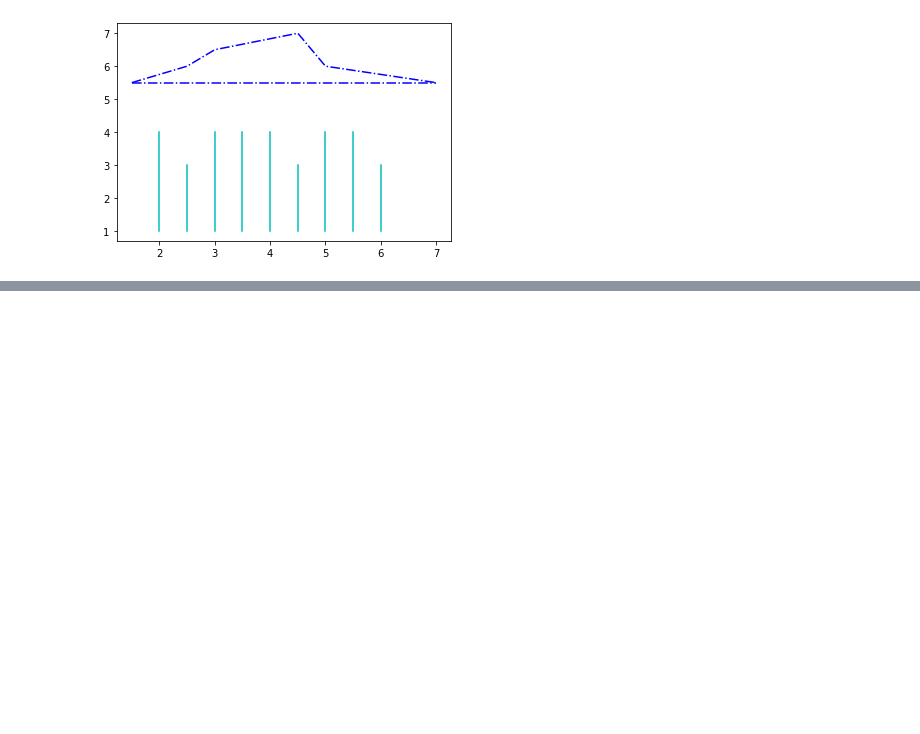
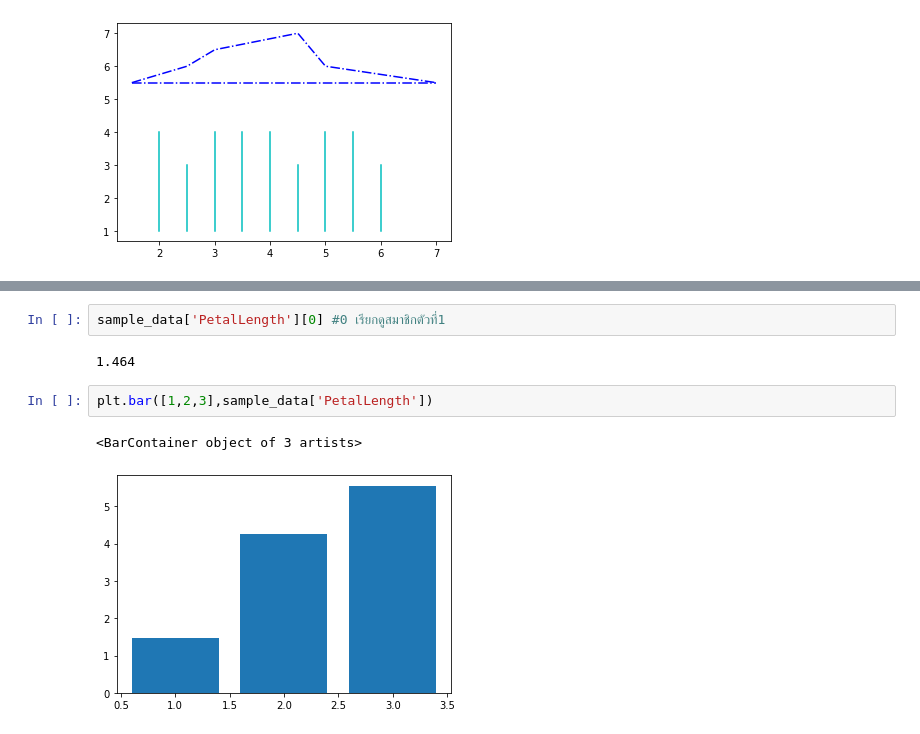
Before and after one commit to suphalaksana/data_viz_2022, a Jupyter notebook: DataViz04_Data_Comparison.ipynb, the cells around one changed output, grey strips where cells are left out. Saved outputs shown, nothing was run; the diff lists cells and outputs as text; blank space fills up the shorter version.

```diff
--- a/DataViz04_Data_Comparison.ipynb
+++ b/DataViz04_Data_Comparison.ipynb
@@ -176,0 +197,9 @@ plt.plot([1.5,2.5,3,4.5,5,7],[5.5,6,6.5,7,6,5.5],'b-.')
+# %%
+sample_data['PetalLength'][0] #0 เรียกดูสมาชิกตัวที่1
+# %% [output]
+1.464
+# %%
+plt.bar([1,2,3],sample_data['PetalLength'])
+# %% [output]
+<BarContainer object of 3 artists>
+[figure, added]
```
Also changed, not shown: parts of 26 cells of this notebook.
